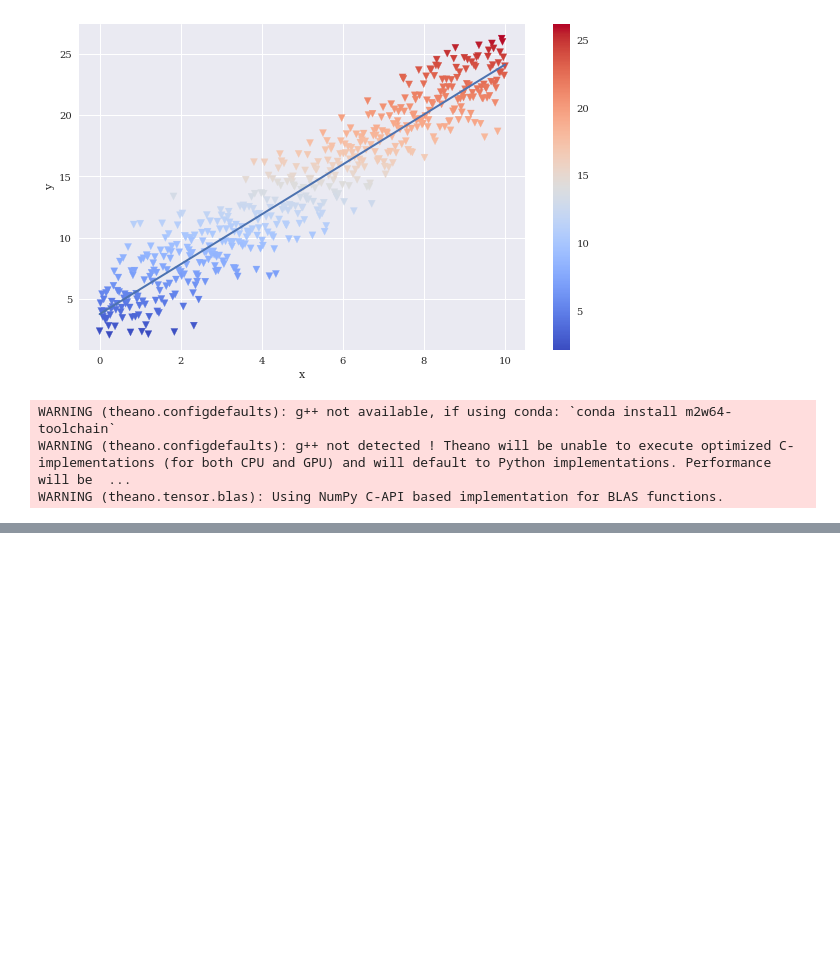
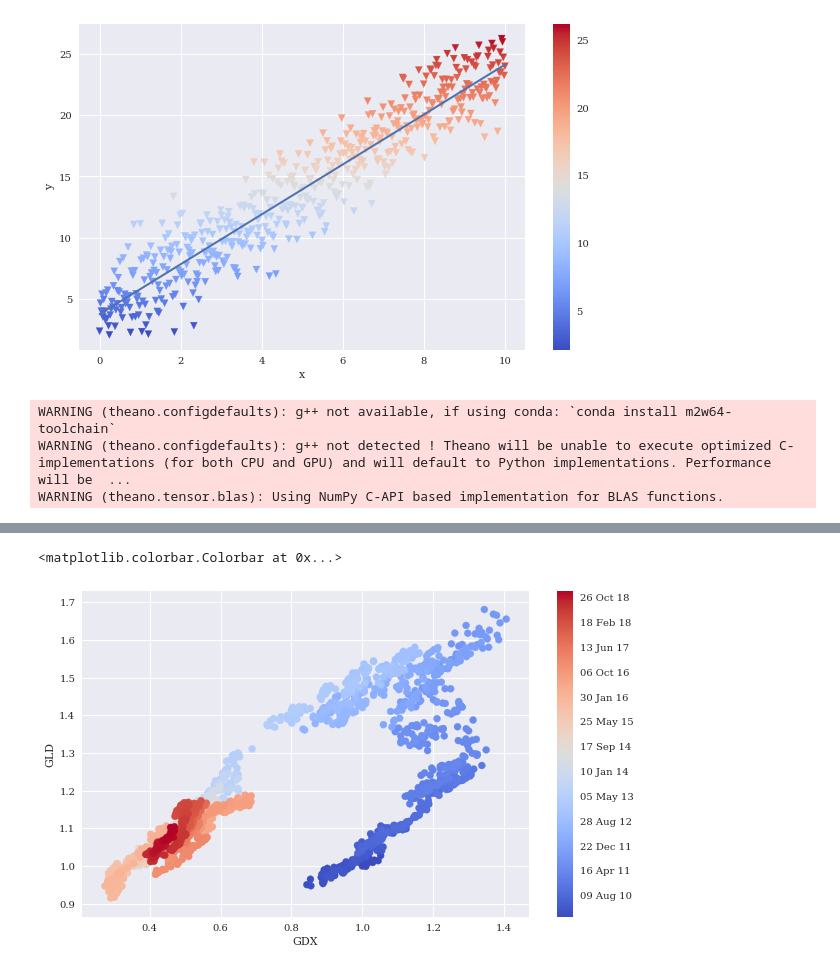
Before and after one commit to BacharKabalan/Theory-and-Knowledge, a Jupyter notebook: Bayesian statistics/Untitled-1.ipynb, the cells around one changed output, grey strips where cells are left out. Saved outputs shown, nothing was run; the diff lists cells and outputs as text; code cells hidden in the pictures; blank space fills up the shorter version.

```diff
--- a/Bayesian statistics/Untitled-1.ipynb
+++ b/Bayesian statistics/Untitled-1.ipynb
@@ -82,0 +131,9 @@ Got error No model on context stack. trying to find log_likelihood in translatio
+# %%
+plt.figure(figsize = (10,6))
+plt.scatter(df_price['GDX'], df_price['GLD'], c = mpl_dates, marker = 'o', cmap = 'coolwarm')
+plt.xlabel('GDX')
+plt.ylabel('GLD')
+plt.colorbar(ticks = mpl.dates.DayLocator(interval = 250), format = mpl.dates.DateFormatter('%d %b %y'))
+# %% [output]
+<matplotlib.colorbar.Colorbar at 0x...>
+[figure, added]
```
Also changed, not shown: parts of 15 cells of this notebook, 2 other files.
